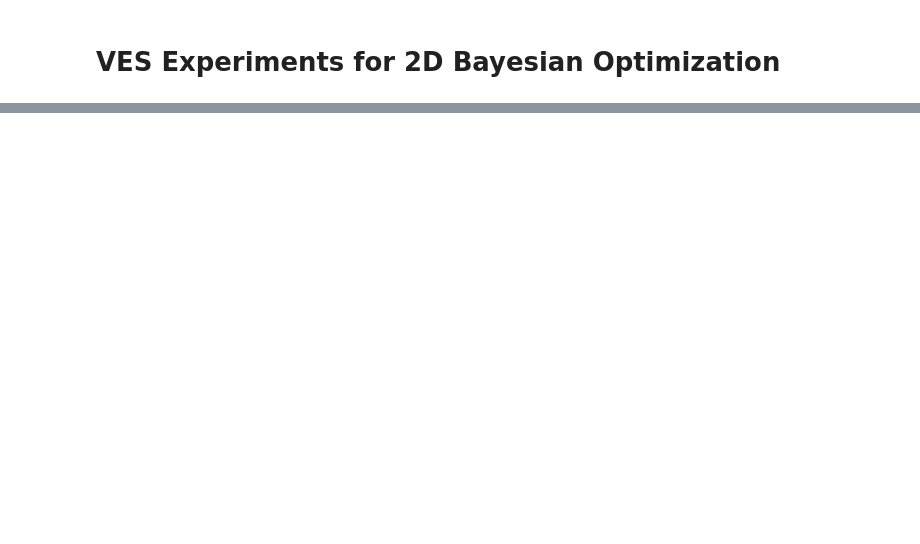
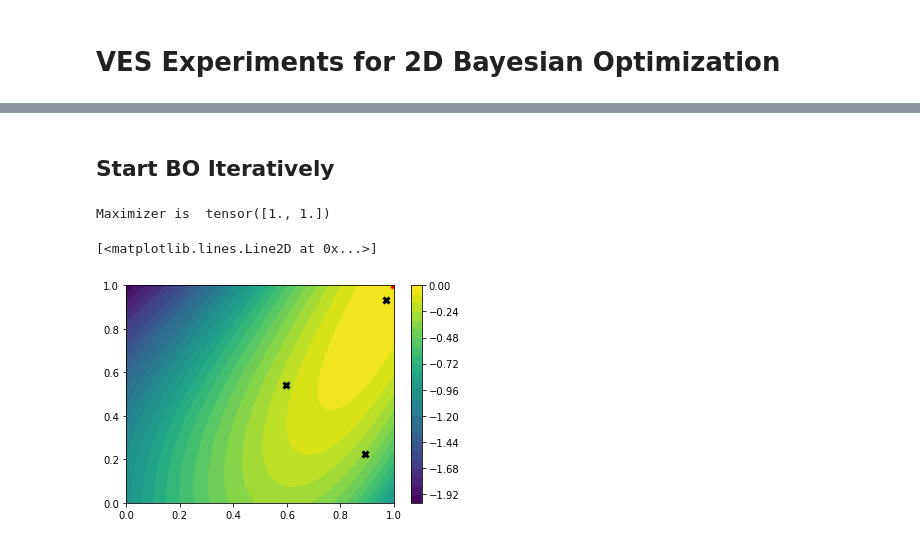
Before and after one commit to NUOJIN/variational-entropy-search, a Jupyter notebook: BO-2D.ipynb, the cells around one changed output, grey strips where cells are left out. Saved outputs shown, nothing was run; the diff lists cells and outputs as text; code cells hidden in the pictures; blank space fills up the shorter version.

```diff
--- a/BO-2D.ipynb
+++ b/BO-2D.ipynb
@@ -93,0 +137,29 @@ Maximizer of VES is  tensor(0.6100) tensor(0.9100)
+# %% [markdown]
+## Start BO Iteratively
+# %%
+from tqdm import tqdm
+from botorch.acquisition import ExpectedImprovement
+from botorch.optim import optimize_acqf
+# Iterative optimization
+num_iter = 20
+num_samp = 10
+init_points = 3
+train_X_st = torch.rand(init_points, 2, dtype=torch.double)
+train_Y_st = f(train_X_st).reshape(-1,1)
+train_X, train_Y = train_X_st, train_Y_st
+
+nx,ny = 101,101 # grid size for x and y
+X1,X2 = torch.linspace(bounds[0,0],bounds[0,1],nx),torch.linspace(bounds[1,0],bounds[1,1],ny)
+Xx,Xy = torch.meshgrid(X1,X2)
+X = torch.vstack((Xx.flatten(),Xy.flatten())).T
+Y = f(X)
+
+plt.contourf(Xx, Xy, f((Xx,Xy)),25)
+plt.colorbar()
+plt.plot(train_X[:,0], train_X[:,1], 'kx', mew=3)
+print('Maximizer is ',X[torch.argmax(Y)])
+plt.plot(X[torch.argmax(Y)][0], X[torch.argmax(Y)][1], 'kx', mew=3, c='r')
+# %% [output]
+Maximizer is  tensor([1., 1.])
+[<matplotlib.lines.Line2D at 0x...>]
+[figure, added]
```
Also changed, not shown: parts of 19 cells of this notebook.
